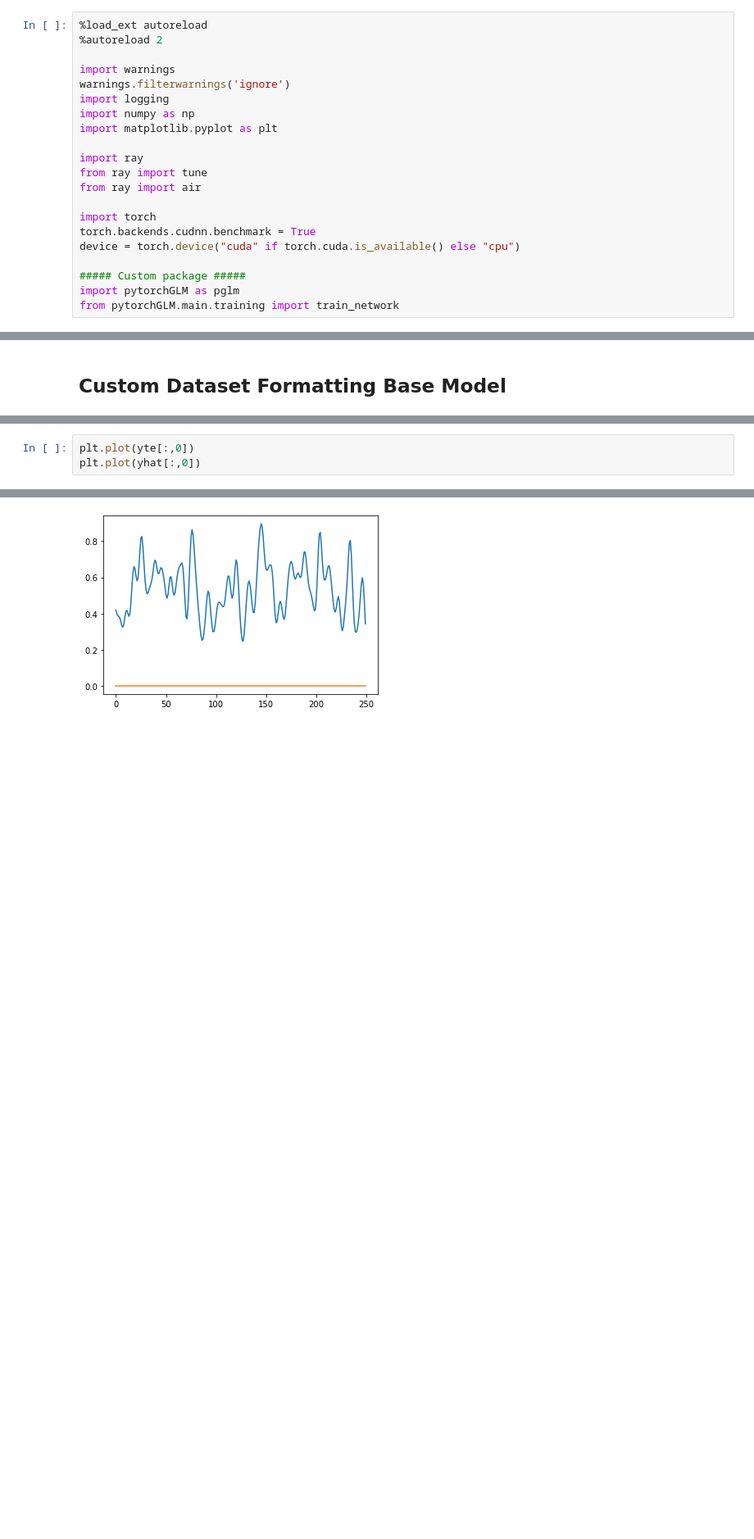
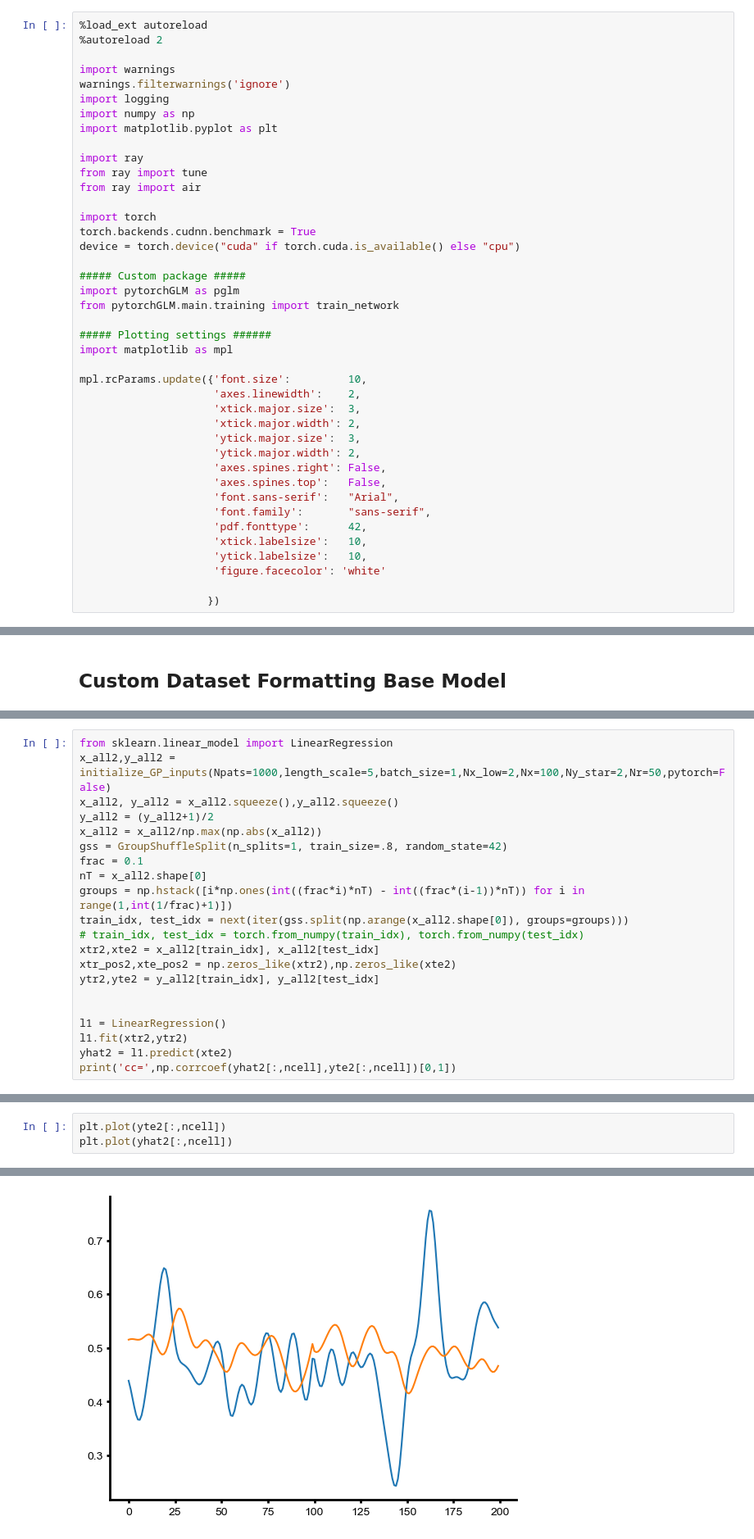
Before and after one commit to elliottabe/pytorchGLM, a Jupyter notebook: Tutorial.ipynb, the cells around one changed output, grey strips where cells are left out. Shown at 82% size. Drawn from its saved outputs; the diff is of its cells as text; blank space fills up the shorter version.

```diff
--- a/Tutorial.ipynb
+++ b/Tutorial.ipynb
@@ -21,6 +21,26 @@ device = torch.device("cuda" if torch.cuda.is_available() else "cpu")
 ##### Custom package #####
 import pytorchGLM as pglm
 from pytorchGLM.main.training import train_network
+
+##### Plotting settings ######
+import matplotlib as mpl
+
+mpl.rcParams.update({'font.size':         10,
+                     'axes.linewidth':    2,
+                     'xtick.major.size':  3,
+                     'xtick.major.width': 2,
+                     'ytick.major.size':  3,
+                     'ytick.major.width': 2,
+                     'axes.spines.right': False,
+                     'axes.spines.top':   False,
+                     'font.sans-serif':   "Arial",
+                     'font.family':       "sans-serif",
+                     'pdf.fonttype':      42,
+                     'xtick.labelsize':   10,
+                     'ytick.labelsize':   10,
+                     'figure.facecolor': 'white'
+
+                    })
 # %% [markdown]
 # Format Data
 # %% [markdown]
@@ -252,0 +295,21 @@ array([[1.        , 0.07154684],
+# %%
+from sklearn.linear_model import LinearRegression
+x_all2,y_all2 = initialize_GP_inputs(Npats=1000,length_scale=5,batch_size=1,Nx_low=2,Nx=100,Ny_star=2,Nr=50,pytorch=False)
+x_all2, y_all2 = x_all2.squeeze(),y_all2.squeeze()
+y_all2 = (y_all2+1)/2
+x_all2 = x_all2/np.max(np.abs(x_all2))
+gss = GroupShuffleSplit(n_splits=1, train_size=.8, random_state=42)
+frac = 0.1
+nT = x_all2.shape[0]
+groups = np.hstack([i*np.ones(int((frac*i)*nT) - int((frac*(i-1))*nT)) for i in range(1,int(1/frac)+1)])
+train_idx, test_idx = next(iter(gss.split(np.arange(x_all2.shape[0]), groups=groups)))
+# train_idx, test_idx = torch.from_numpy(train_idx), torch.from_numpy(test_idx)
+xtr2,xte2 = x_all2[train_idx], x_all2[test_idx]
+xtr_pos2,xte_pos2 = np.zeros_like(xtr2),np.zeros_like(xte2)
+ytr2,yte2 = y_all2[train_idx], y_all2[test_idx]
+
+
+l1 = LinearRegression()
+l1.fit(xtr2,ytr2)
+yhat2 = l1.predict(xte2)
+print('cc=',np.corrcoef(yhat2[:,ncell],yte2[:,ncell])[0,1])
@@ -253,6 +318,6 @@ array([[1.        , 0.07154684],
 # %%
-plt.plot(yte[:,0])
-plt.plot(yhat[:,0])
+plt.plot(yte2[:,ncell])
+plt.plot(yhat2[:,ncell])
 # %% [output]
 [<matplotlib.lines.Line2D at 0x...>]
-[figure, old version]
+[figure, new version]
```
Also changed, not shown: parts of 25 cells of this notebook, 6 other files.
